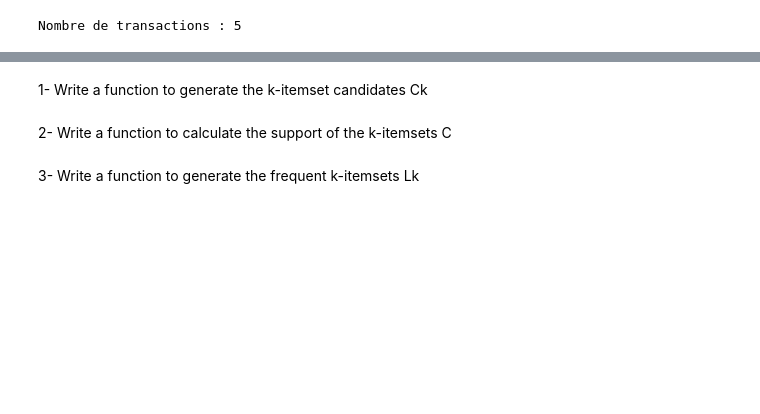
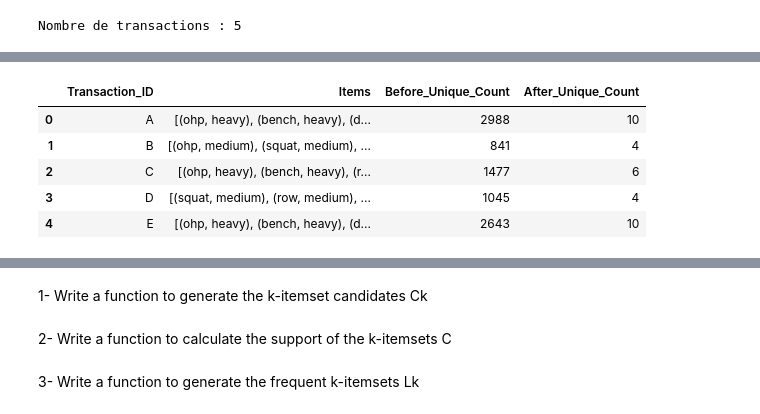
Before and after one commit to felladib/DATA_MIND_TP, a Jupyter notebook: TP4/TP4.ipynb, the cells around one changed output, grey strips where cells are left out. Cells and saved outputs as stored; diff of their text form; code cells hidden in the pictures; blank space fills up the shorter version.

```diff
--- a/TP4/TP4.ipynb
+++ b/TP4/TP4.ipynb
@@ -172,0 +94,7 @@ for standing :
+# %%
+# Group by ID and aggregate unique Exercises into a list
+dataset_transition = data.groupby('ID').apply(
+    lambda x: list(zip(x['Exercise'], x['Category']))
+).reset_index()
+dataset_transition.columns = ['Transaction_ID', 'Items']
+dataset_transition.head(5)
@@ -194,0 +113,4 @@ print(dataset_exos_2)
+# %%
+dataset_transition['Before_Unique_Count'] = dataset_transition['Items'].apply(len)
+# %%
+dataset_transition['Items'] = dataset_transition['Items'].apply(lambda items: list(set(items)))
@@ -194,0 +137,11 @@ print(dataset_exos_2)
+# %%
+dataset_transition['After_Unique_Count'] = dataset_transition['Items'].apply(len)
+# %%
+dataset_transition
+# %% [output]
+|  | Transaction_ID | Items | Before_Unique_Count | After_Unique_Count |
+| 0 | A | [(ohp, heavy), (bench, heavy), (d... | 2988 | 10 |
+| 1 | B | [(ohp, medium), (squat, medium), ... | 841 | 4 |
+| 2 | C | [(ohp, heavy), (bench, heavy), (r... | 1477 | 6 |
+| 3 | D | [(squat, medium), (row, medium), ... | 1045 | 4 |
+| 4 | E | [(ohp, heavy), (bench, heavy), (d... | 2643 | 10 |
```
Also changed, not shown: parts of 29 cells of this notebook, 4 other files.
